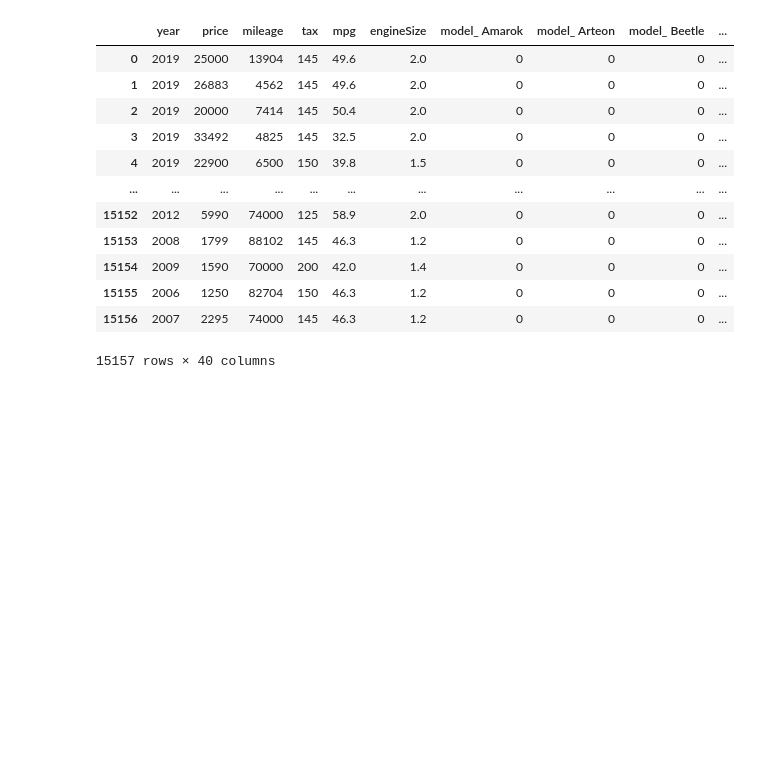
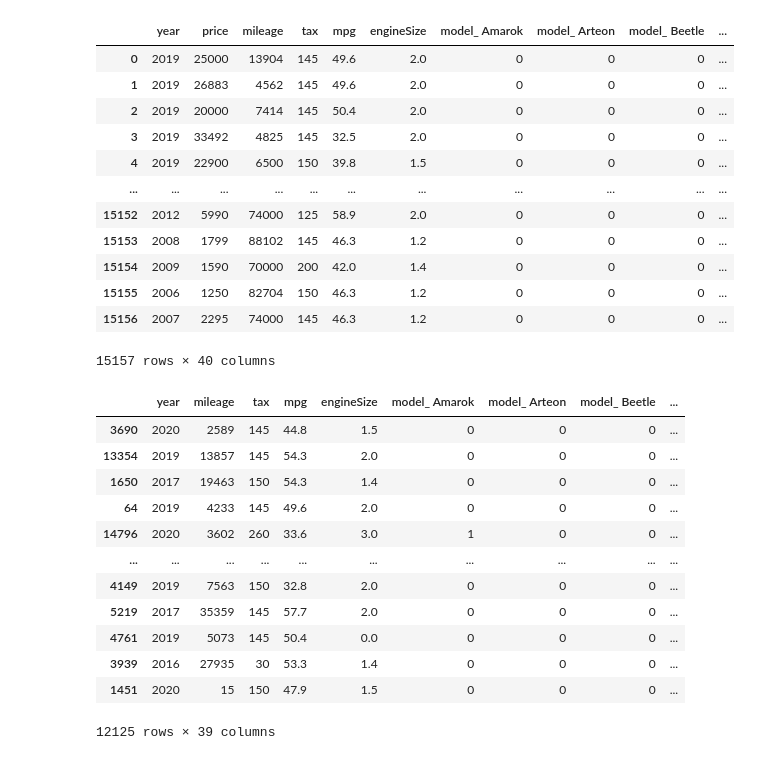
Before and after one commit to ojjy/datascience, a Jupyter notebook: usedcar/usedcar_vw.ipynb, the cells around one changed output. Saved outputs shown, nothing was run; the diff lists cells and outputs as text; code cells hidden in the pictures; blank space fills up the shorter version.

```diff
--- a/usedcar/usedcar_vw.ipynb
+++ b/usedcar/usedcar_vw.ipynb
@@ -118,4 +119,20 @@ X=data_vw.drop('price', axis=1)
 y=data_vw['price']
 # %%
 from sklearn.model_selection import train_test_split
-X_train, y_train, X_test, y_test = train_test_split(X, y, test_size=0.2)
+X_train, X_test, y_train, y_test = train_test_split(X, y, test_size=0.2)
+# %%
+X_train
+# %% [output]
+|  | year | mileage | tax | mpg | engineSize | model_ Amarok | model_ Arteon | model_ Beetle | ... |
+| 3690 | 2020 | 2589 | 145 | 44.8 | 1.5 | 0 | 0 | 0 | ... |
+| 13354 | 2019 | 13857 | 145 | 54.3 | 2.0 | 0 | 0 | 0 | ... |
+| 1650 | 2017 | 19463 | 150 | 54.3 | 1.4 | 0 | 0 | 0 | ... |
+| 64 | 2019 | 4233 | 145 | 49.6 | 2.0 | 0 | 0 | 0 | ... |
+| 14796 | 2020 | 3602 | 260 | 33.6 | 3.0 | 1 | 0 | 0 | ... |
+| ... | ... | ... | ... | ... | ... | ... | ... | ... | ... |
+| 4149 | 2019 | 7563 | 150 | 32.8 | 2.0 | 0 | 0 | 0 | ... |
+| 5219 | 2017 | 35359 | 145 | 57.7 | 2.0 | 0 | 0 | 0 | ... |
+| 4761 | 2019 | 5073 | 145 | 50.4 | 0.0 | 0 | 0 | 0 | ... |
+| 3939 | 2016 | 27935 | 30 | 53.3 | 1.4 | 0 | 0 | 0 | ... |
+| 1451 | 2020 | 15 | 150 | 47.9 | 1.5 | 0 | 0 | 0 | ... |
+12125 rows × 39 columns
```
Also changed, not shown: parts of 16 cells of this notebook.
